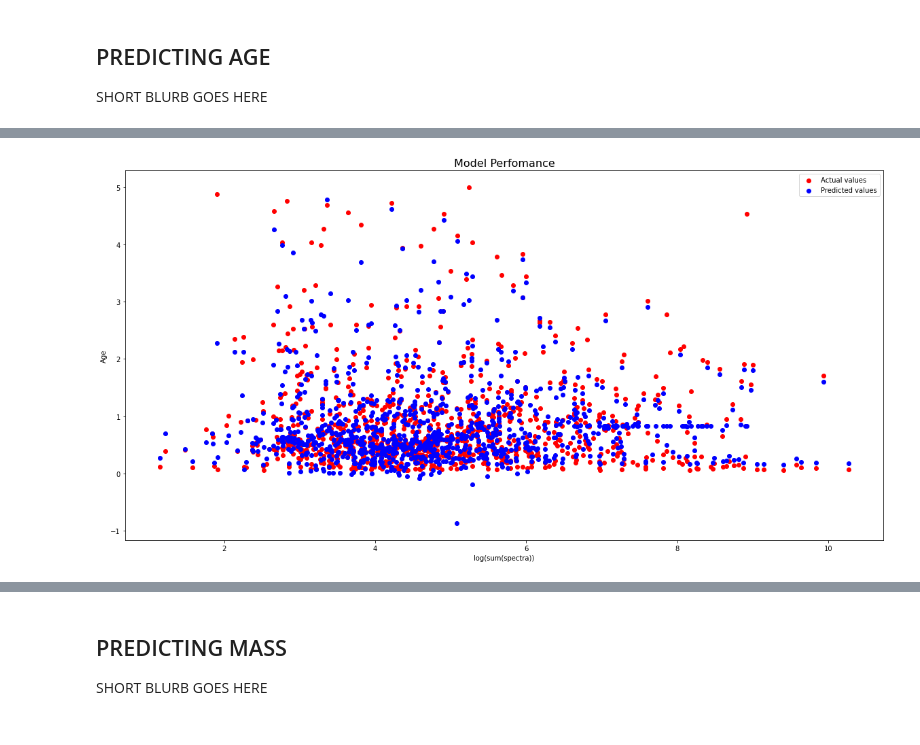
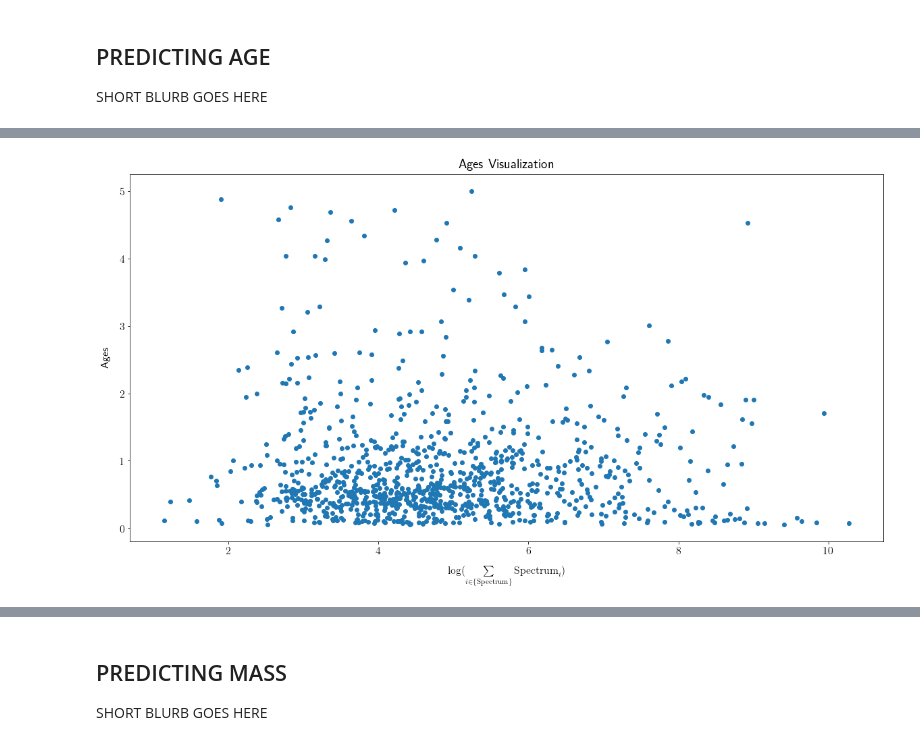
Before and after one commit to nathanaelg16/PHYS3600ID_Final_Project, a Jupyter notebook: Final Project.ipynb, the cells around one changed output, grey strips where cells are left out. Saved outputs shown, nothing was run; the diff lists cells and outputs as text; code cells hidden in the pictures.

```diff
--- a/Final Project.ipynb
+++ b/Final Project.ipynb
@@ -111,0 +195,10 @@ def plot_model_performance(x, y_expected, y_predicted, ylabel, **kwargs):
+# %%
+def visualize(Y, ylabel, title, X=spectra_X, xlabel='$\log (\sum\limits_{i\in\{\mathrm{Spectrum}\}} \mathrm{Spectrum}_i)$', save_fig=False, save_as=None):
+    plt.scatter(X, Y)
+    plt.title(title, fontsize=20, pad=10)
+    plt.xlabel(xlabel, fontsize=16, labelpad=14)
+    plt.ylabel(ylabel, fontsize=16, labelpad=14)
+    if save_fig == True:
+        if save_as == None:
+            save_as = title
+        plt.savefig(save_as, dpi=300)
@@ -160,11 +211,5 @@ fig.savefig("model_perfomance", dpi=300)
-# %%
-# TODO: LABEL GRAPH AND BEAUTIFY
-# TODO:
-
-X = np.empty(len(spectra))
-for i in range(len(spectra)):
-    X[i] = np.log(np.sum(spectra.loc[i]))
-
-plot_model_performance(X, ages, age_model.predict(spectra), 'Age')
-# %% [output]
-[figure, removed]
+# %%
+ages = galaxy_properties['age']
+visualize(ages, 'Ages', 'Ages Visualization', save_fig=True)
+# %% [output]
+[figure, added]
```
Also changed, not shown: parts of 34 cells of this notebook, 6 other files.
